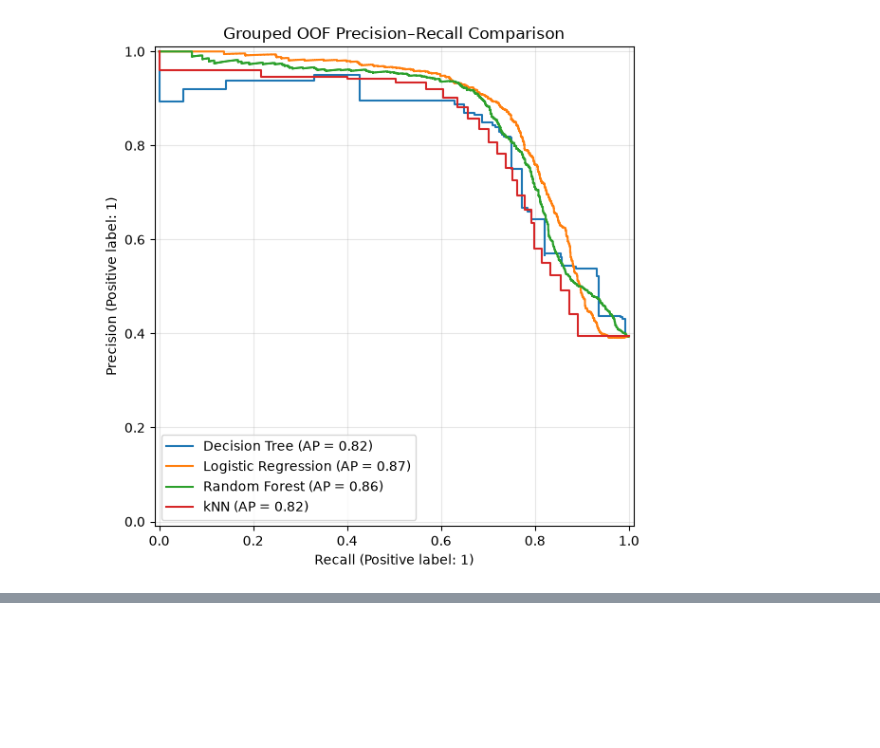
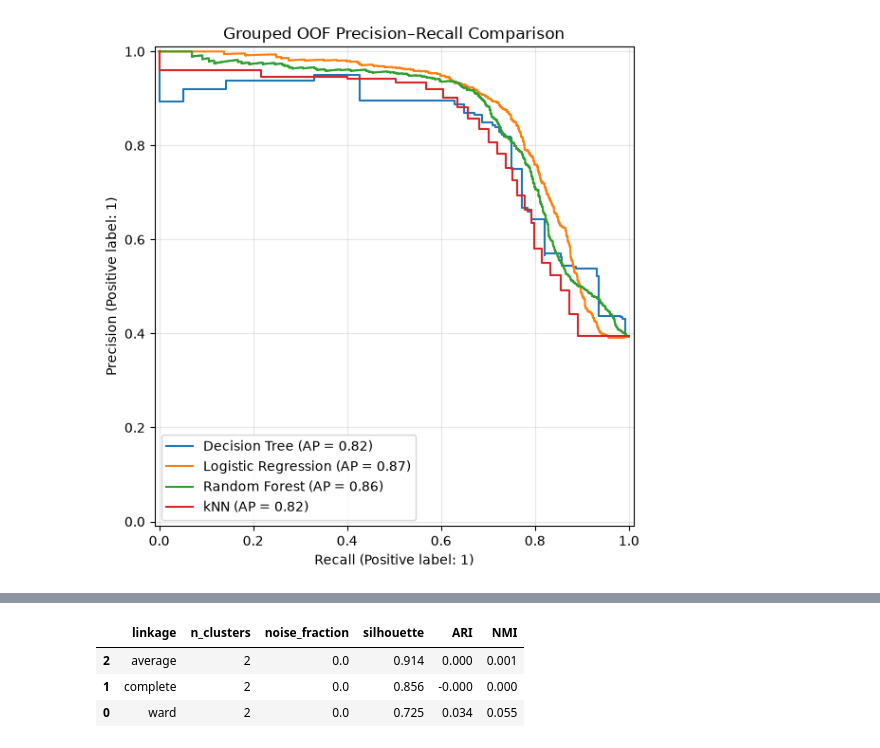
Before and after one commit to thesuacar/road-checker, a Jupyter notebook: notebook.ipynb, the cells around one changed output, grey strips where cells are left out. Cells and saved outputs as stored; diff of their text form; code cells hidden in the pictures; blank space fills up the shorter version.

```diff
--- a/notebook.ipynb
+++ b/notebook.ipynb
@@ -4511,0 +4727,86 @@ plt.show()
+# %%
+from sklearn.cluster import (
+    AgglomerativeClustering
+)
+
+
+agglomerative_rows = []
+agglomerative_labels_store = {}
+
+
+for linkage in [
+    "ward",
+    "complete",
+    "average"
+]:
+
+    model = (
+        AgglomerativeClustering(
+            n_clusters=2,
+            linkage=linkage
+        )
+    )
+
+
+    labels = (
+        model.fit_predict(
+            X_unsupervised
+        )
+    )
+
+
+    metrics = (
+        clustering_diagnostics(
+            X_unsupervised,
+            labels,
+            y_model.to_numpy()
+        )
+    )
+
+
+    agglomerative_rows.append({
+        "linkage":
+            linkage,
+        **metrics,
+    })
+
+
+    agglomerative_labels_store[
+        linkage
+    ] = labels
+
+
+agglomerative_results_df = (
+    pd.DataFrame(
+        agglomerative_rows
+    )
+    .sort_values(
+        "silhouette",
+        ascending=False
+    )
+)
+
+
+display(
+    agglomerative_results_df.round(3)
+)
+
+
+best_agglomerative_linkage = (
+    agglomerative_results_df
+    .iloc[0][
+        "linkage"
+    ]
+)
+
+
+best_agglomerative_labels = (
+    agglomerative_labels_store[
+        best_agglomerative_linkage
+    ]
+)
+# %% [output]
+|  | linkage | n_clusters | noise_fraction | silhouette | ARI | NMI |
+| 2 | average | 2 | 0.0 | 0.914 | 0.000 | 0.001 |
+| 1 | complete | 2 | 0.0 | 0.856 | -0.000 | 0.000 |
+| 0 | ward | 2 | 0.0 | 0.725 | 0.034 | 0.055 |
```
Also changed, not shown: parts of 13 cells of this notebook.
